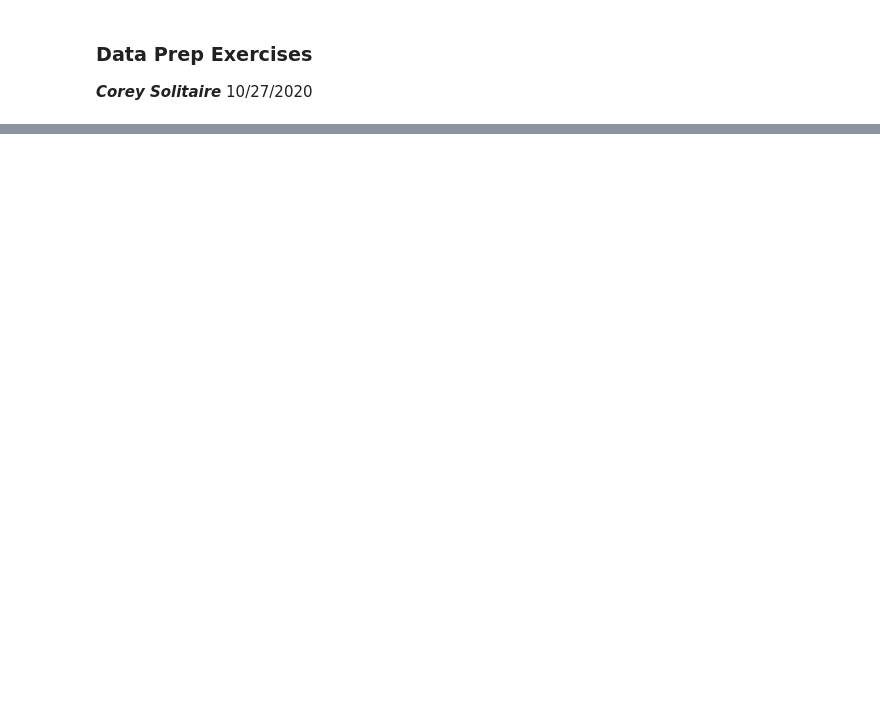
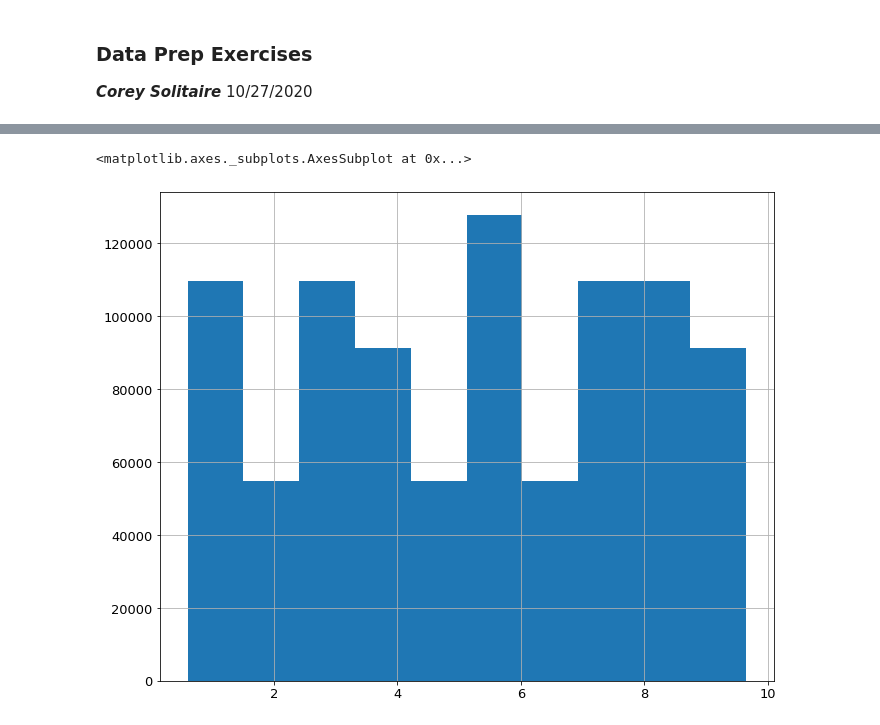
Before and after one commit to CSolitaire/time-series-exercises, a Jupyter notebook: data-prep-exercises.ipynb, the cells around one changed output, grey strips where cells are left out. Drawn from its saved outputs; the diff is of its cells as text; code cells hidden in the pictures; blank space fills up the shorter version.

```diff
--- a/data-prep-exercises.ipynb
+++ b/data-prep-exercises.ipynb
@@ -100,0 +52,5 @@ Index(['item', 'sale_amount', 'sale_date', 'sale_id', 'store', 'store_address',
+# %%
+df.item_price.hist()
+# %% [output]
+<matplotlib.axes._subplots.AxesSubplot at 0x...>
+[figure, added]
```
Also changed, not shown: parts of 28 cells of this notebook.
